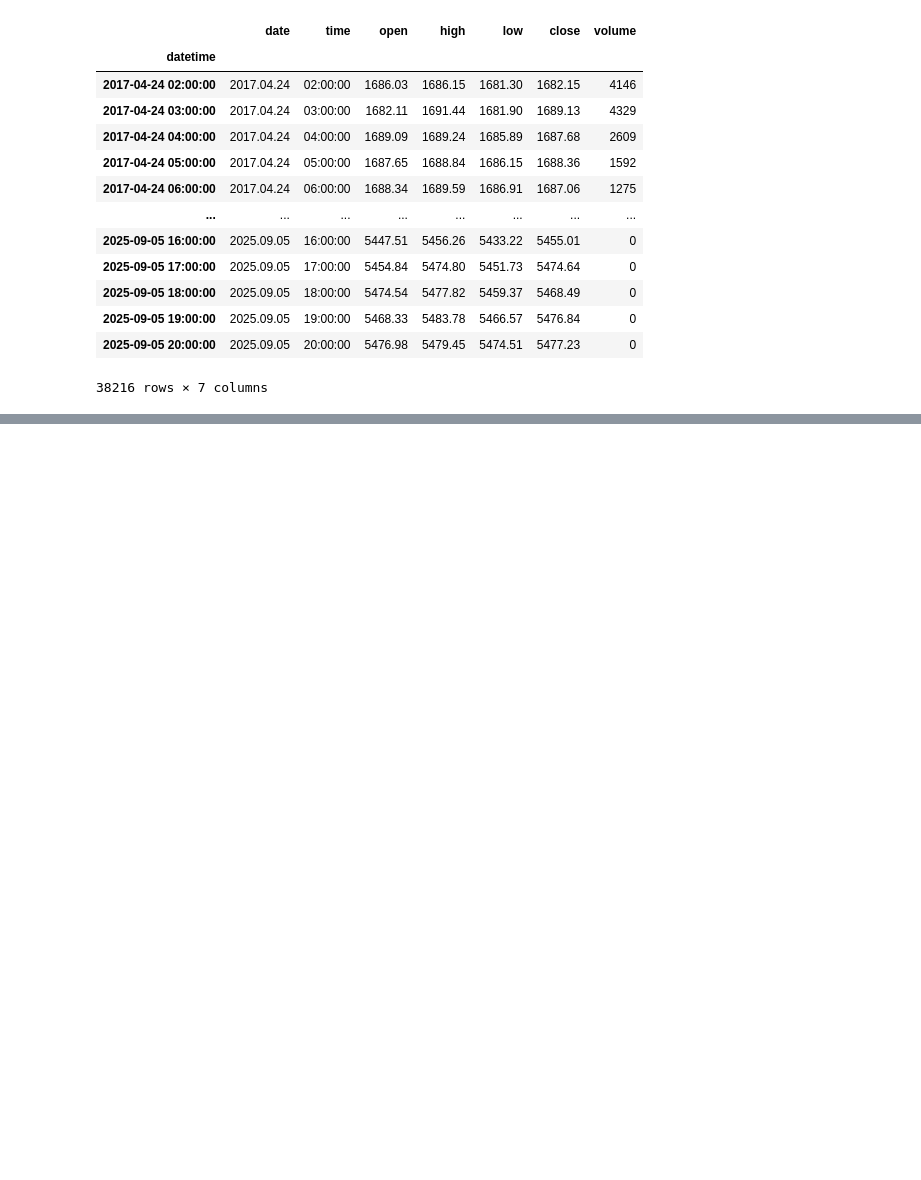
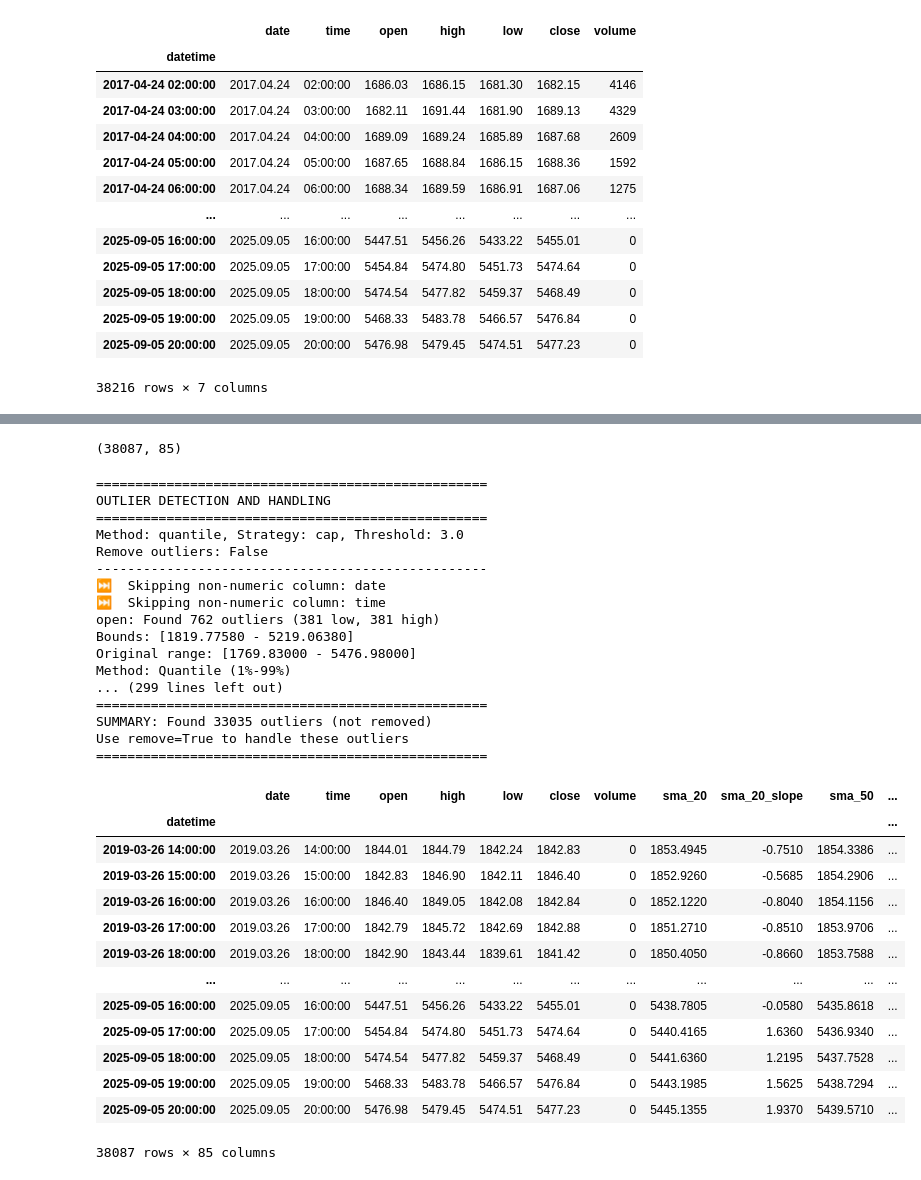
Before and after one commit to AFoivos/Forex_Prediction-, a Jupyter notebook: notebooks/test.ipynb, the cells around one changed output, grey strips where cells are left out. Saved outputs shown, nothing was run; the diff lists cells and outputs as text; code cells hidden in the pictures; blank space fills up the shorter version.

```diff
--- a/notebooks/test.ipynb
+++ b/notebooks/test.ipynb
@@ -113,0 +242,2 @@ Use remove=True to handle these outliers
+# %%
+indi2 = ForexDataClean(data = indi2.data, fast_clean = True)
@@ -113,0 +255,38 @@ Use remove=True to handle these outliers
+# %%
+indi2.data.shape
+# %% [output]
+(38087, 85)
+# %%
+indi2.handle_outliers()
+# %% [output]
+==================================================
+OUTLIER DETECTION AND HANDLING
+==================================================
+Method: quantile, Strategy: cap, Threshold: 3.0
+Remove outliers: False
+--------------------------------------------------
+⏭️  Skipping non-numeric column: date
+⏭️  Skipping non-numeric column: time
+open: Found 762 outliers (381 low, 381 high)
+Bounds: [1819.77580 - 5219.06380]
+Original range: [1769.83000 - 5476.98000]
+Method: Quantile (1%-99%)
+... (299 lines left out)
+==================================================
+SUMMARY: Found 33035 outliers (not removed)
+Use remove=True to handle these outliers
+==================================================
+|  | date | time | open | high | low | close | volume | sma_20 | sma_20_slope | sma_50 | ... |
+| datetime |  |  |  |  |  |  |  |  |  |  | ... |
+| 2019-03-26 14:00:00 | 2019.03.26 | 14:00:00 | 1844.01 | 1844.79 | 1842.24 | 1842.83 | 0 | 1853.4945 | -0.7510 | 1854.3386 | ... |
+| 2019-03-26 15:00:00 | 2019.03.26 | 15:00:00 | 1842.83 | 1846.90 | 1842.11 | 1846.40 | 0 | 1852.9260 | -0.5685 | 1854.2906 | ... |
+| 2019-03-26 16:00:00 | 2019.03.26 | 16:00:00 | 1846.40 | 1849.05 | 1842.08 | 1842.84 | 0 | 1852.1220 | -0.8040 | 1854.1156 | ... |
+| 2019-03-26 17:00:00 | 2019.03.26 | 17:00:00 | 1842.79 | 1845.72 | 1842.69 | 1842.88 | 0 | 1851.2710 | -0.8510 | 1853.9706 | ... |
+| 2019-03-26 18:00:00 | 2019.03.26 | 18:00:00 | 1842.90 | 1843.44 | 1839.61 | 1841.42 | 0 | 1850.4050 | -0.8660 | 1853.7588 | ... |
+| ... | ... | ... | ... | ... | ... | ... | ... | ... | ... | ... | ... |
+| 2025-09-05 16:00:00 | 2025.09.05 | 16:00:00 | 5447.51 | 5456.26 | 5433.22 | 5455.01 | 0 | 5438.7805 | -0.0580 | 5435.8618 | ... |
+| 2025-09-05 17:00:00 | 2025.09.05 | 17:00:00 | 5454.84 | 5474.80 | 5451.73 | 5474.64 | 0 | 5440.4165 | 1.6360 | 5436.9340 | ... |
+| 2025-09-05 18:00:00 | 2025.09.05 | 18:00:00 | 5474.54 | 5477.82 | 5459.37 | 5468.49 | 0 | 5441.6360 | 1.2195 | 5437.7528 | ... |
+| 2025-09-05 19:00:00 | 2025.09.05 | 19:00:00 | 5468.33 | 5483.78 | 5466.57 | 5476.84 | 0 | 5443.1985 | 1.5625 | 5438.7294 | ... |
+| 2025-09-05 20:00:00 | 2025.09.05 | 20:00:00 | 5476.98 | 5479.45 | 5474.51 | 5477.23 | 0 | 5445.1355 | 1.9370 | 5439.5710 | ... |
+38087 rows × 85 columns
```
Also changed, not shown: parts of 16 cells of this notebook, 4 other files.
